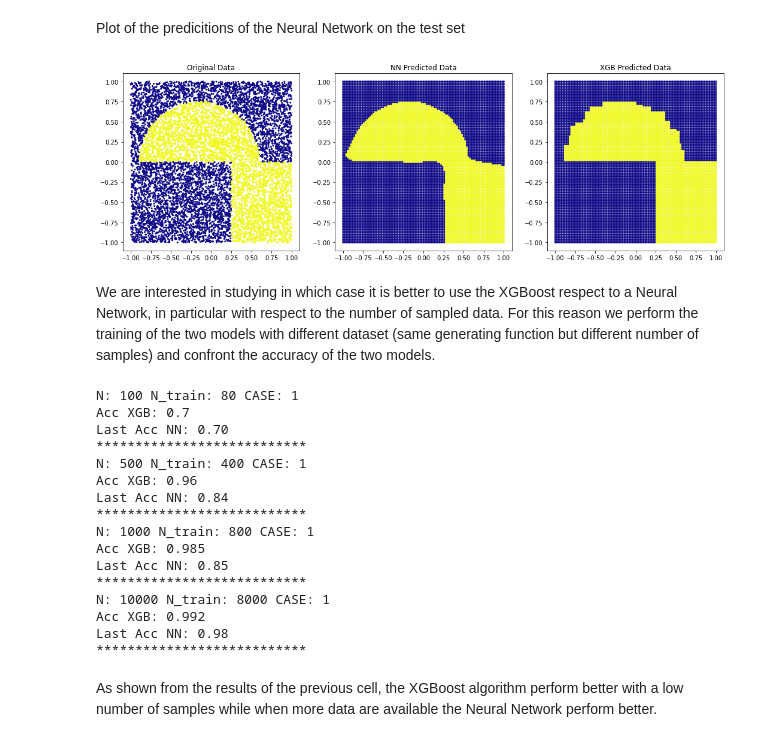
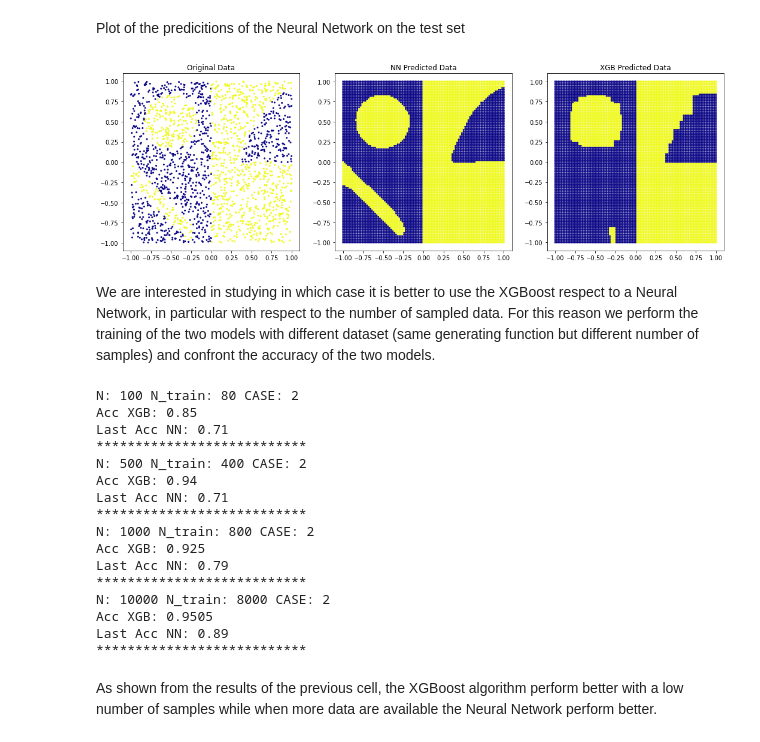
Before and after one commit to threeblueonebrowneyes/lcpb-homework, a Jupyter notebook: HW_04/group2305_exercise04.ipynb, the cells around one changed output. Drawn from its saved outputs; the diff is of its cells as text; code cells hidden in the pictures.

Commit message:
Implement new CASE

```diff
--- a/HW_04/group2305_exercise04.ipynb
+++ b/HW_04/group2305_exercise04.ipynb
@@ -52,6 +52,24 @@ def gen_data(CASE, N, perc_train, S=2):
         elif CASE==1:
             if x[n,1]<0 and x[n,0]>0.5: y[n]=1
             if x[n,1]>0 and np.sqrt((x[n,0]+0.3)**2+x[n,1]**2)<1.5: y[n]=1
+
+    if CASE == 2:
+        y[(x.T[0]+1.)**2 + (x.T[1]-1.)**2 < 0.45] = 1
+
+        mask1 = -x.T[0] - 2 > x.T[1]
+        mask2 = -x.T[0] - 2.5 < x.T[1]
+        mask3 = x.T[0]>-2
+        mask4 = x.T[0]<-0.5
+
+        y[mask1 & mask2 & mask3 & mask4] = 1
+
+        mask5= x.T[0]>0
+        y[mask5]=1
+
+        mask6 = -(x.T[0]-2)**2 +1.75 > x.T[1]
+        mask7 = x.T[1] > 0
+        y[mask6 & mask7] = 0
+
     #Dividing the data in two sets
     x_train,y_train = x[:N_train],y[:N_train]
     x_test,y_test = x[N_train:],y[N_train:]
@@ -63,11 +81,11 @@ def plot_scatter(x, y, c_map='plasma', s=4):
 # %% [markdown]
 Generation and plot of the data
 # %%
-CASE=1
+CASE=2
 S=2
 N=10000
 perc_train=0.80
-x_train, y_train, x_test, y_test = gen_data(CASE=CASE, N=N, perc_train=perc_train, S=S)
+x_train, y_train, x_test, y_test = gen_data(CASE=2, N=N, perc_train=perc_train, S=S)
 
 plt.figure(figsize=(6,4))
 plot_scatter(x_train, y_train)
@@ -134,4 +152,4 @@ xg_x_plot, xg_y_plot, _=classify(XGBClassifier(seed=1,
                                                learning_rate=0.4,
                                                reg_lambda=0.001,
                                                n_estimators=3,
-                                               n_jobs=-1),show=False)
+                                               n_jobs=-1),show=True)
@@ -183,4 +206,4 @@ history = model.fit(x_train, y_train,
                     epochs = nepochs,
                     batch_size = 100,
                     validation_data=(x_test,y_test),
-                    verbose=0)
+                    verbose=1)
@@ -200,26 +241,26 @@ y_plot= model.predict(x_plot)
 # %%
 y_plot[y_plot>0.5]=1
 y_plot[y_plot<0.5]=0
 
 
 
 fig, ax = plt.subplots(1, 3, figsize=(18, 6))
 
-ax[0].scatter(x_train[:,0], x_train[:,1], c=y_train, cmap='plasma', s=4)
+# ax[0].scatter(x_train[:,0], x_train[:,1], c=y_train, cmap='plasma', s=4)
 ax[0].scatter(x_test[:,0], x_test[:,1], c=y_test, cmap='plasma', s=4)
 ax[0].set_box_aspect(1)
 ax[0].set_title('Original Data')
 
 ax[1].scatter(x_plot[:,0], x_plot[:,1], c=y_plot, cmap='plasma', s=4)
 ax[1].set_box_aspect(1)
 ax[1].set_title('NN Predicted Data')
 
 ax[2].scatter(xg_x_plot[:,0]/2, xg_x_plot[:,1]/2, c=xg_y_plot, cmap='plasma', s=4)
 ax[2].set_box_aspect(1)
 ax[2].set_title('XGB Predicted Data')
 plt.show()
 # %% [output]
-[figure, old version]
+[figure, new version]
 # %% [markdown]
 We are interested in studying in which case it is better to use the XGBoost respect to a Neural Network, in particular with respect to the number of sampled data. For this reason we perform the training of the two models with different dataset (same generating function but different number of samples) and confront the accuracy of the two models.
 # %%
@@ -228,8 +269,7 @@ N=[1e2, 500, 1e3, 1e4]  #List on the possible value of number of samples
 #Performing the training for different values of number of samples
 for n in N:
     #Generating the data
-    x_train, y_train, x_test, y_test = gen_data(CASE=CASE,
-                                                N=int(n),
+    x_train, y_train, x_test, y_test = gen_data(CASE=2,N=int(n),
                                                 perc_train=perc_train,
                                                 S=S)
     #XGBoost
@@ -256,21 +296,21 @@ for n in N:
     print("Last Acc NN: {:.2f}".format(history.history['accuracy'][-1]))
     print("***************************")
 # %% [output]
-N: 100 N_train: 80 CASE: 1
-Acc XGB: 0.7
-Last Acc NN: 0.70
+N: 100 N_train: 80 CASE: 2
+Acc XGB: 0.85
+Last Acc NN: 0.71
 ***************************
-N: 500 N_train: 400 CASE: 1
-Acc XGB: 0.96
-Last Acc NN: 0.84
+N: 500 N_train: 400 CASE: 2
+Acc XGB: 0.94
+Last Acc NN: 0.71
 ***************************
-N: 1000 N_train: 800 CASE: 1
-Acc XGB: 0.985
-Last Acc NN: 0.85
+N: 1000 N_train: 800 CASE: 2
+Acc XGB: 0.925
+Last Acc NN: 0.79
 ***************************
-N: 10000 N_train: 8000 CASE: 1
-Acc XGB: 0.992
-Last Acc NN: 0.98
+N: 10000 N_train: 8000 CASE: 2
+Acc XGB: 0.9505
+Last Acc NN: 0.89
 ***************************
 # %% [markdown]
 As shown from the results of the previous cell, the XGBoost algorithm perform better with a low number of samples while when more data are available the Neural Network perform better.
```
Also changed, not shown: parts of 7 cells of this notebook, 1 other file.
